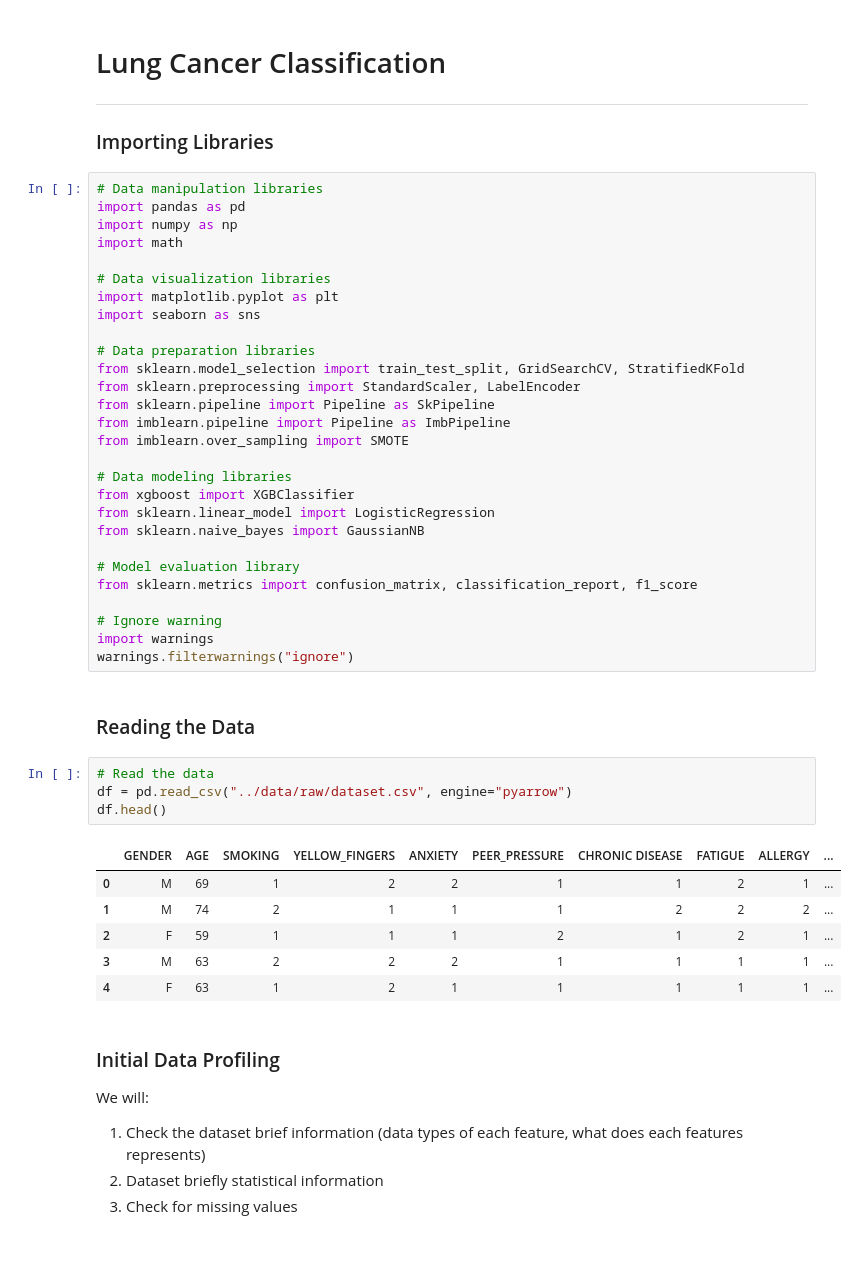
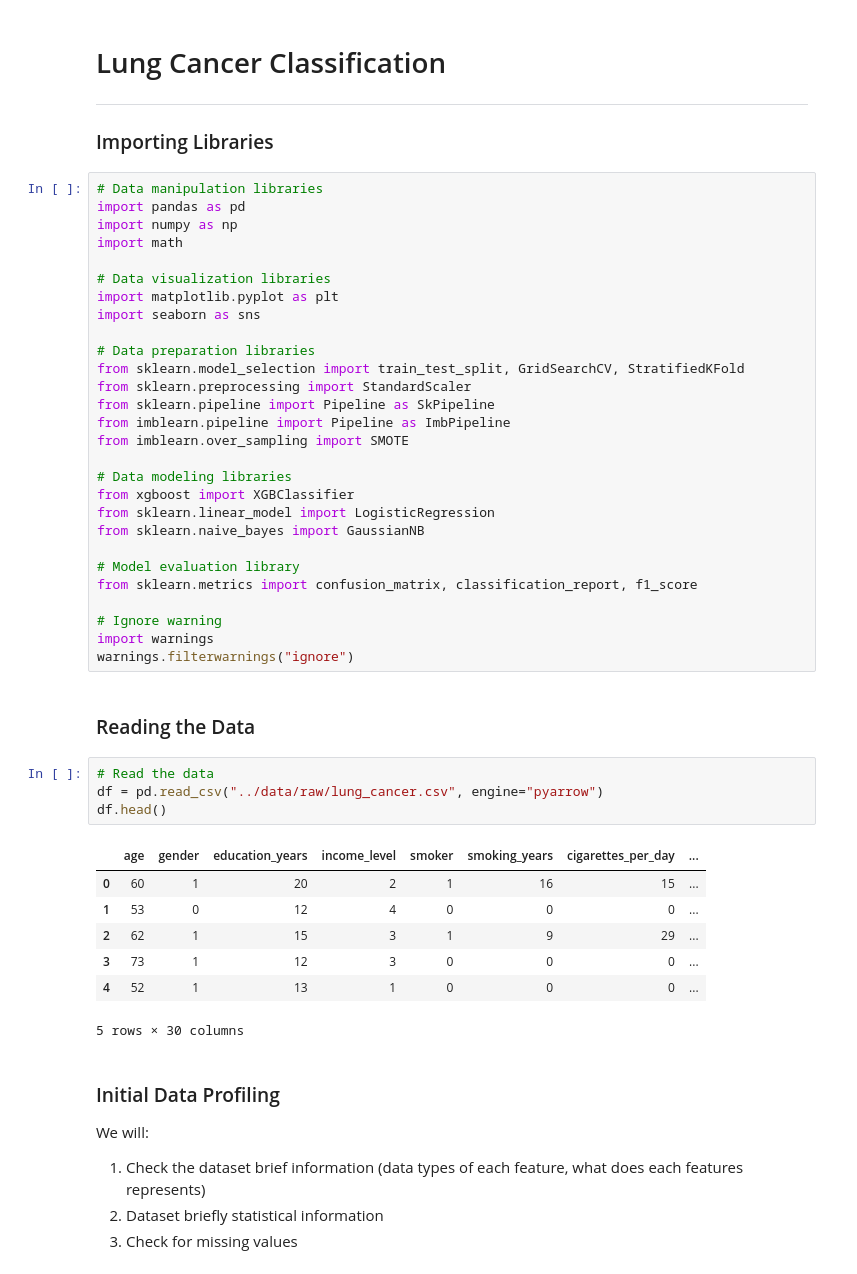
Before and after one commit to daff00/lung-cancer-classification, a Jupyter notebook: notebook/notebook.ipynb, the cells around one changed output. Cells and saved outputs as stored; diff of their text form.

```diff
--- a/notebook/notebook.ipynb
+++ b/notebook/notebook.ipynb
@@ -15,7 +15,7 @@ import seaborn as sns
 
 # Data preparation libraries
 from sklearn.model_selection import train_test_split, GridSearchCV, StratifiedKFold
-from sklearn.preprocessing import StandardScaler, LabelEncoder
+from sklearn.preprocessing import StandardScaler
 from sklearn.pipeline import Pipeline as SkPipeline
 from imblearn.pipeline import Pipeline as ImbPipeline
 from imblearn.over_sampling import SMOTE
@@ -35,15 +35,16 @@ warnings.filterwarnings("ignore")
 ### Reading the Data
 # %%
 # Read the data
-df = pd.read_csv("../data/raw/dataset.csv", engine="pyarrow")
+df = pd.read_csv("../data/raw/lung_cancer.csv", engine="pyarrow")
 df.head()
 # %% [output]
-|  | GENDER | AGE | SMOKING | YELLOW_FINGERS | ANXIETY | PEER_PRESSURE | CHRONIC DISEASE | FATIGUE | ALLERGY | ... |
-| 0 | M | 69 | 1 | 2 | 2 | 1 | 1 | 2 | 1 | ... |
-| 1 | M | 74 | 2 | 1 | 1 | 1 | 2 | 2 | 2 | ... |
-| 2 | F | 59 | 1 | 1 | 1 | 2 | 1 | 2 | 1 | ... |
-| 3 | M | 63 | 2 | 2 | 2 | 1 | 1 | 1 | 1 | ... |
-| 4 | F | 63 | 1 | 2 | 1 | 1 | 1 | 1 | 1 | ... |
+|  | age | gender | education_years | income_level | smoker | smoking_years | cigarettes_per_day | ... |
+| 0 | 60 | 1 | 20 | 2 | 1 | 16 | 15 | ... |
+| 1 | 53 | 0 | 12 | 4 | 0 | 0 | 0 | ... |
+| 2 | 62 | 1 | 15 | 3 | 1 | 9 | 29 | ... |
+| 3 | 73 | 1 | 12 | 3 | 0 | 0 | 0 | ... |
+| 4 | 52 | 1 | 13 | 1 | 0 | 0 | 0 | ... |
+5 rows × 30 columns
 # %% [markdown]
 ### Initial Data Profiling
 We will:
```
Also changed, not shown: parts of 24 cells of this notebook, 3 other files.
